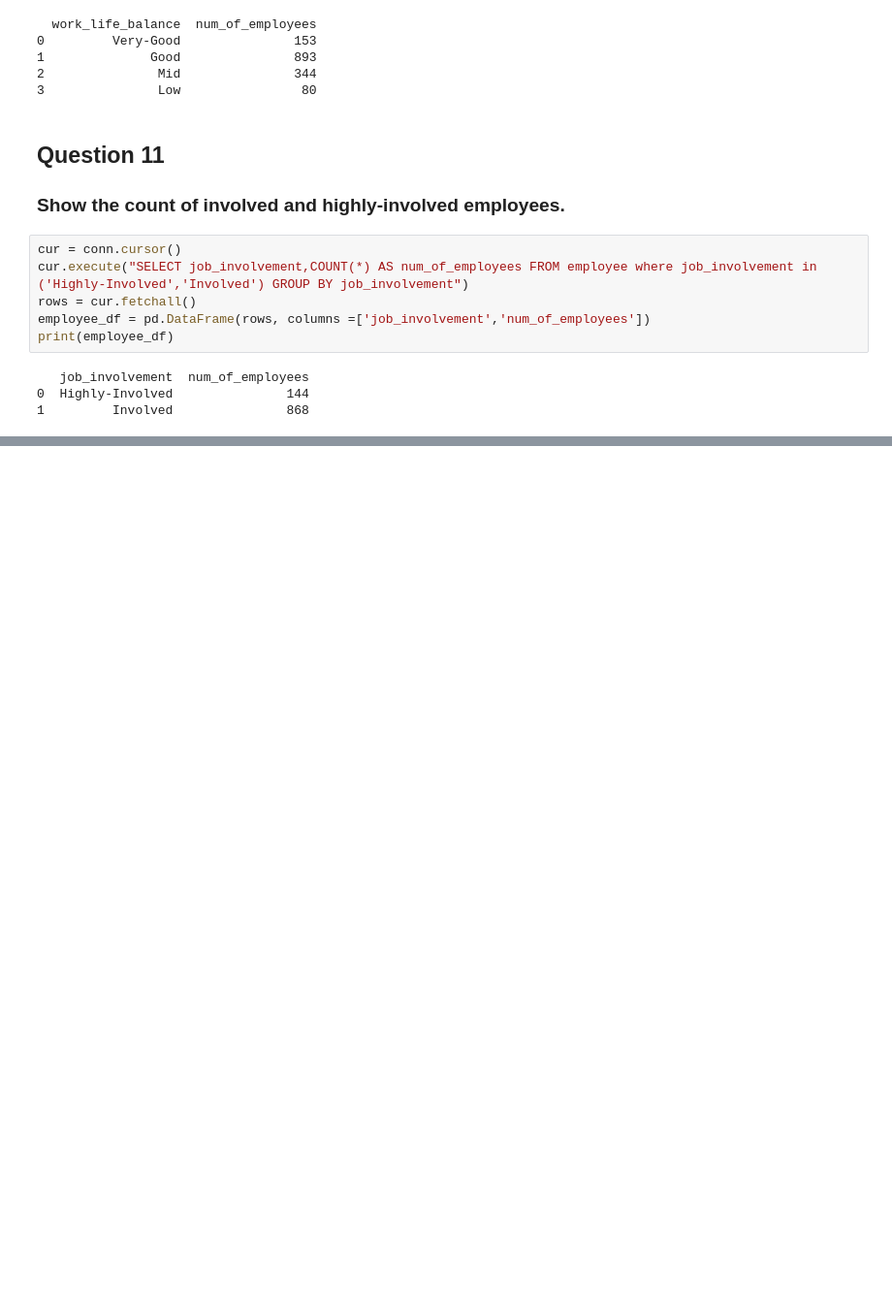
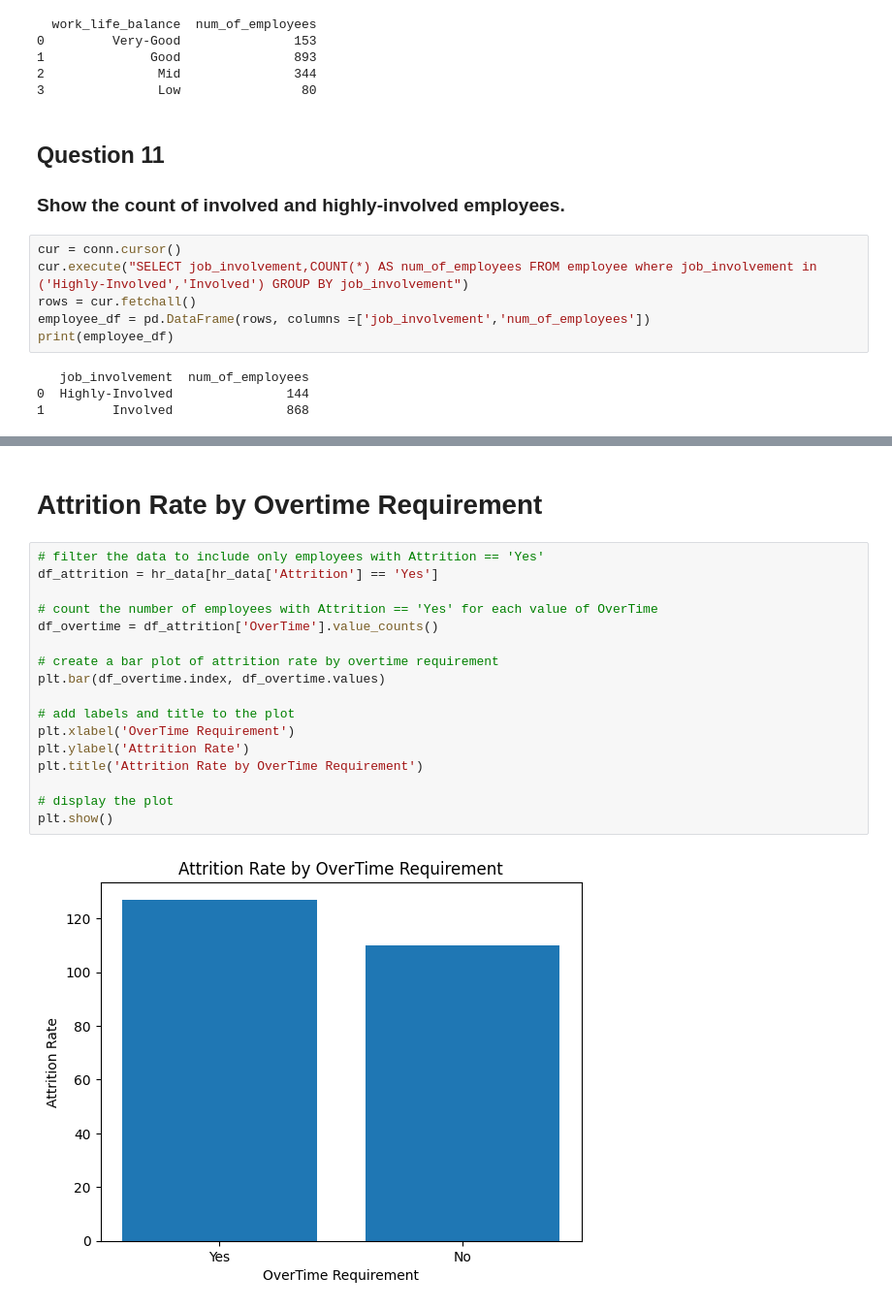
Before and after one commit to abbas99-hub/Real-World-SQL-Case-Study-HR-Employee-Data, a Jupyter notebook: Notebooks/Exploratory_Data_Analysis.ipynb, the cells around one changed output, grey strips where cells are left out. Shown: that part at 97% size. Cells and saved outputs as stored; diff of their text form; blank space fills up the shorter version.

```diff
--- a/Notebooks/Exploratory_Data_Analysis.ipynb
+++ b/Notebooks/Exploratory_Data_Analysis.ipynb
@@ -242,0 +277,21 @@ print(employee_df)
+# %% [markdown]
+# Attrition Rate by Overtime Requirement
+# %%
+# filter the data to include only employees with Attrition == 'Yes'
+df_attrition = hr_data[hr_data['Attrition'] == 'Yes']
+
+# count the number of employees with Attrition == 'Yes' for each value of OverTime
+df_overtime = df_attrition['OverTime'].value_counts()
+
+# create a bar plot of attrition rate by overtime requirement
+plt.bar(df_overtime.index, df_overtime.values)
+
+# add labels and title to the plot
+plt.xlabel('OverTime Requirement')
+plt.ylabel('Attrition Rate')
+plt.title('Attrition Rate by OverTime Requirement')
+
+# display the plot
+plt.show()
+# %% [output]
+[figure, added]
```
Also changed, not shown: parts of 18 cells of this notebook.
